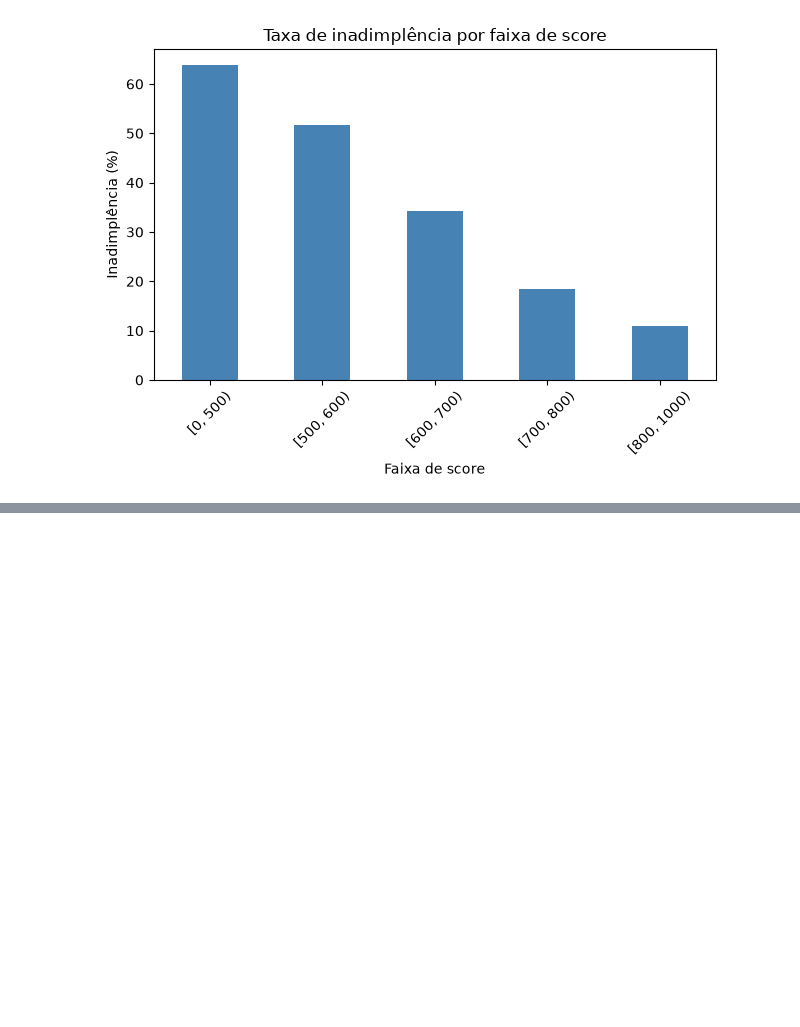
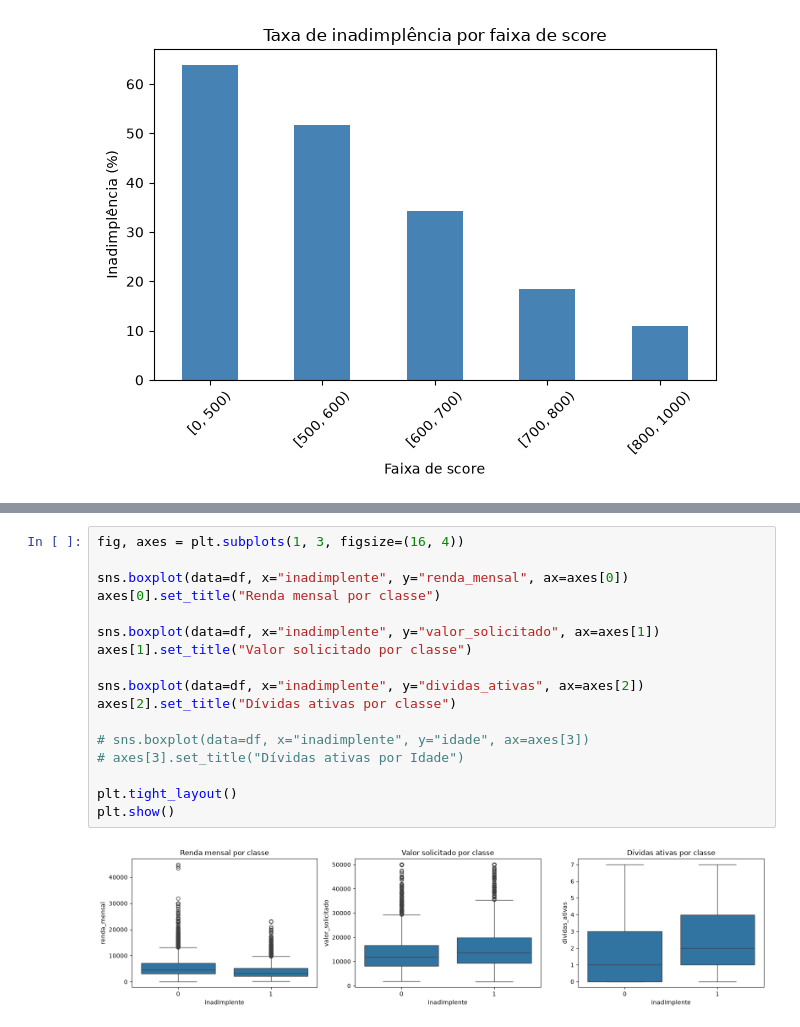
Before and after one commit to dinizjr/Trilha-IA, a Jupyter notebook: Analise-Credito/AnaliseCredito.ipynb, the cells around one changed output, grey strips where cells are left out. Drawn from its saved outputs; the diff is of its cells as text; blank space fills up the shorter version.

```diff
--- a/Analise-Credito/AnaliseCredito.ipynb
+++ b/Analise-Credito/AnaliseCredito.ipynb
@@ -84,0 +215,19 @@ plt.show()
+# %%
+fig, axes = plt.subplots(1, 3, figsize=(16, 4))
+
+sns.boxplot(data=df, x="inadimplente", y="renda_mensal", ax=axes[0])
+axes[0].set_title("Renda mensal por classe")
+
+sns.boxplot(data=df, x="inadimplente", y="valor_solicitado", ax=axes[1])
+axes[1].set_title("Valor solicitado por classe")
+
+sns.boxplot(data=df, x="inadimplente", y="dividas_ativas", ax=axes[2])
+axes[2].set_title("Dívidas ativas por classe")
+
+# sns.boxplot(data=df, x="inadimplente", y="idade", ax=axes[3])
+# axes[3].set_title("Dívidas ativas por Idade")
+
+plt.tight_layout()
+plt.show()
+# %% [output]
+[figure, added]
```
Also changed, not shown: parts of 7 cells of this notebook.
